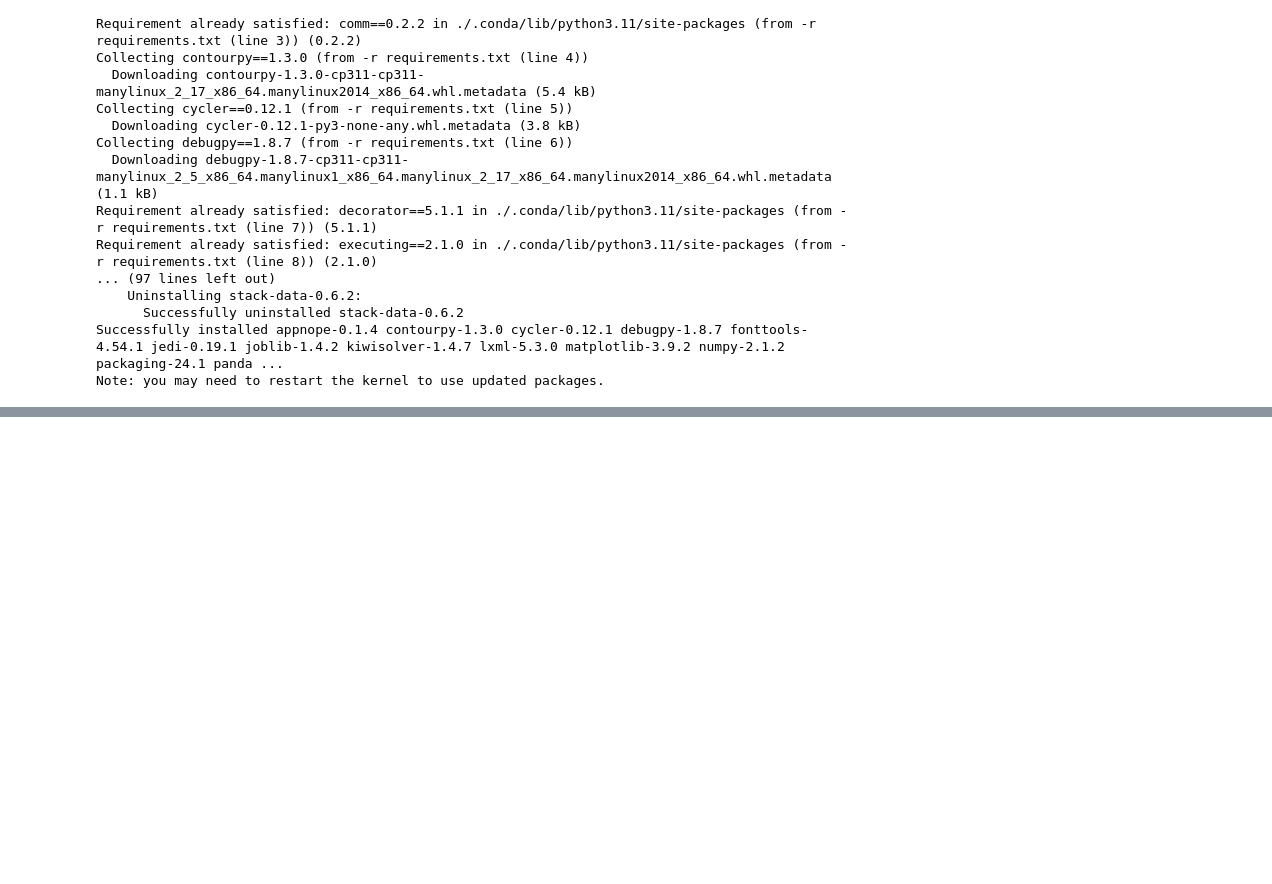
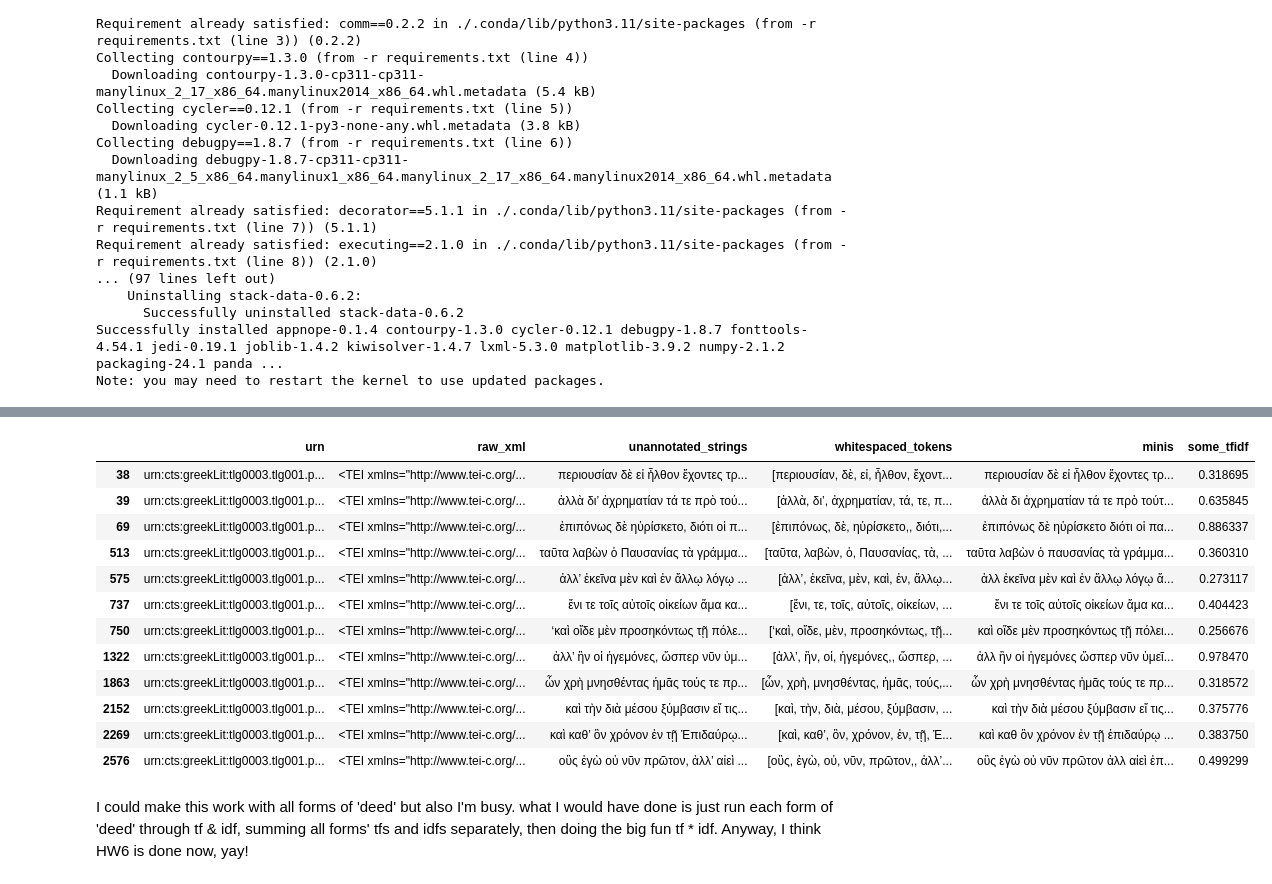
Before and after one commit to Tufts-2024-Quant-Text-Analysis/week-6-lepidopterane-atsmith, a Jupyter notebook: tf-idf_with-greek.ipynb, the cells around one changed output, grey strips where cells are left out. Cells and saved outputs as stored; diff of their text form; code cells hidden in the pictures; blank space fills up the shorter version.

Commit message:
HW6 done

```diff
--- a/tf-idf_with-greek.ipynb
+++ b/tf-idf_with-greek.ipynb
@@ -24,11 +24,3 @@ Requirement already satisfied: executing==2.1.0 in ./.conda/lib/python3.11/site-
       Successfully uninstalled stack-data-0.6.2
 Successfully installed appnope-0.1.4 contourpy-1.3.0 cycler-0.12.1 debugpy-1.8.7 fonttools-4.54.1 jedi-0.19.1 joblib-1.4.2 kiwisolver-1.4.7 lxml-5.3.0 matplotlib-3.9.2 numpy-2.1.2 packaging-24.1 panda ...
 Note: you may need to restart the kernel to use updated packages.
-# %%
-import pandas as pd
-
-pd.set_option('display.max_colwidth', None)
-
-df = pd.read_pickle("./greek-tragedy-by-line.pickle")
-
-df[df['speaker'].str.lower() == 'chorus']
@@ -48,0 +75,45 @@ df[df['speaker'].str.lower() == 'chorus']
+# %%
+import re
+from collections import Counter
+from math import log
+
+def tokenize(d: str):
+    return re.findall(r"\w+|[^\w\s]", d, re.UNICODE)
+
+# tf(t,d) = count of t in d / number of words in d
+def tf(t: str, d):
+    doc = [str(e) for e in tokenize(d)]
+    #print(doc)
+    abs_freq = Counter(doc)[t] # why is this 0?
+    return abs_freq / (len(doc))
+
+def idf(t: str, D):
+    return log(len([1 for d in D if t in tokenize(t)]))
+
+def tf_idf(t: str, D, summation):
+    raw_freq = tf(t, "".join(D))
+    better_tf = raw_freq / summation
+    #better_tf = log(1+raw_freq)
+    better_idf = idf(t, D)
+    return better_tf * better_idf
+
+history_df['minis'] = history_df['unannotated_strings'].str.lower().str.replace(r'[^\w\s]+', '', regex=True).dropna()
+summation = history_df['minis'].apply(lambda dock: tf("ἔργοις", dock)).sum()
+history_df['some_tfidf'] = history_df['minis'].apply(lambda exx: tf_idf("ἔργοις", exx, summation))
+history_df.loc[history_df['some_tfidf'] > 0]
+# %% [output]
+|  | urn | raw_xml | unannotated_strings | whitespaced_tokens | minis | some_tfidf |
+| 38 | urn:cts:greekLit:tlg0003.tlg001.p... | <TEI xmlns="http://www.tei-c.org/... | περιουσίαν δὲ εἰ ἦλθον ἔχοντες τρ... | [περιουσίαν, δὲ, εἰ, ἦλθον, ἔχοντ... | περιουσίαν δὲ εἰ ἦλθον ἔχοντες τρ... | 0.318695 |
+| 39 | urn:cts:greekLit:tlg0003.tlg001.p... | <TEI xmlns="http://www.tei-c.org/... | ἀλλὰ δι’ ἀχρηματίαν τά τε πρὸ τού... | [ἀλλὰ, δι’, ἀχρηματίαν, τά, τε, π... | ἀλλὰ δι ἀχρηματίαν τά τε πρὸ τούτ... | 0.635845 |
+| 69 | urn:cts:greekLit:tlg0003.tlg001.p... | <TEI xmlns="http://www.tei-c.org/... | ἐπιπόνως δὲ ηὑρίσκετο, διότι οἱ π... | [ἐπιπόνως, δὲ, ηὑρίσκετο,, διότι,... | ἐπιπόνως δὲ ηὑρίσκετο διότι οἱ πα... | 0.886337 |
+| 513 | urn:cts:greekLit:tlg0003.tlg001.p... | <TEI xmlns="http://www.tei-c.org/... | ταῦτα λαβὼν ὁ Παυσανίας τὰ γράμμα... | [ταῦτα, λαβὼν, ὁ, Παυσανίας, τὰ, ... | ταῦτα λαβὼν ὁ παυσανίας τὰ γράμμα... | 0.360310 |
+| 575 | urn:cts:greekLit:tlg0003.tlg001.p... | <TEI xmlns="http://www.tei-c.org/... | ἀλλ’ ἐκεῖνα μὲν καὶ ἐν ἄλλῳ λόγῳ ... | [ἀλλ’, ἐκεῖνα, μὲν, καὶ, ἐν, ἄλλῳ... | ἀλλ ἐκεῖνα μὲν καὶ ἐν ἄλλῳ λόγῳ ἅ... | 0.273117 |
+| 737 | urn:cts:greekLit:tlg0003.tlg001.p... | <TEI xmlns="http://www.tei-c.org/... | ἔνι τε τοῖς αὐτοῖς οἰκείων ἅμα κα... | [ἔνι, τε, τοῖς, αὐτοῖς, οἰκείων, ... | ἔνι τε τοῖς αὐτοῖς οἰκείων ἅμα κα... | 0.404423 |
+| 750 | urn:cts:greekLit:tlg0003.tlg001.p... | <TEI xmlns="http://www.tei-c.org/... | ‘καὶ οἵδε μὲν προσηκόντως τῇ πόλε... | [‘καὶ, οἵδε, μὲν, προσηκόντως, τῇ... | καὶ οἵδε μὲν προσηκόντως τῇ πόλει... | 0.256676 |
+| 1322 | urn:cts:greekLit:tlg0003.tlg001.p... | <TEI xmlns="http://www.tei-c.org/... | ἀλλ’ ἢν οἱ ἡγεμόνες, ὥσπερ νῦν ὑμ... | [ἀλλ’, ἢν, οἱ, ἡγεμόνες,, ὥσπερ, ... | ἀλλ ἢν οἱ ἡγεμόνες ὥσπερ νῦν ὑμεῖ... | 0.978470 |
+| 1863 | urn:cts:greekLit:tlg0003.tlg001.p... | <TEI xmlns="http://www.tei-c.org/... | ὧν χρὴ μνησθέντας ἡμᾶς τούς τε πρ... | [ὧν, χρὴ, μνησθέντας, ἡμᾶς, τούς,... | ὧν χρὴ μνησθέντας ἡμᾶς τούς τε πρ... | 0.318572 |
+| 2152 | urn:cts:greekLit:tlg0003.tlg001.p... | <TEI xmlns="http://www.tei-c.org/... | καὶ τὴν διὰ μέσου ξύμβασιν εἴ τις... | [καὶ, τὴν, διὰ, μέσου, ξύμβασιν, ... | καὶ τὴν διὰ μέσου ξύμβασιν εἴ τις... | 0.375776 |
+| 2269 | urn:cts:greekLit:tlg0003.tlg001.p... | <TEI xmlns="http://www.tei-c.org/... | καὶ καθ’ ὃν χρόνον ἐν τῇ Ἐπιδαύρῳ... | [καὶ, καθ’, ὃν, χρόνον, ἐν, τῇ, Ἐ... | καὶ καθ ὃν χρόνον ἐν τῇ ἐπιδαύρῳ ... | 0.383750 |
+| 2576 | urn:cts:greekLit:tlg0003.tlg001.p... | <TEI xmlns="http://www.tei-c.org/... | οὓς ἐγὼ οὐ νῦν πρῶτον, ἀλλ’ αἰεὶ ... | [οὓς, ἐγὼ, οὐ, νῦν, πρῶτον,, ἀλλ’... | οὓς ἐγὼ οὐ νῦν πρῶτον ἀλλ αἰεὶ ἐπ... | 0.499299 |
+# %% [markdown]
+I could make this work with all forms of 'deed' but also I'm busy. what I would have done is just run each form of 'deed' through tf & idf, summing all forms' tfs and idfs separately, then doing the big fun tf * idf. Anyway, I think HW6 is done now, yay!
```
Also changed, not shown: parts of 2 cells of this notebook, 3 other files.
